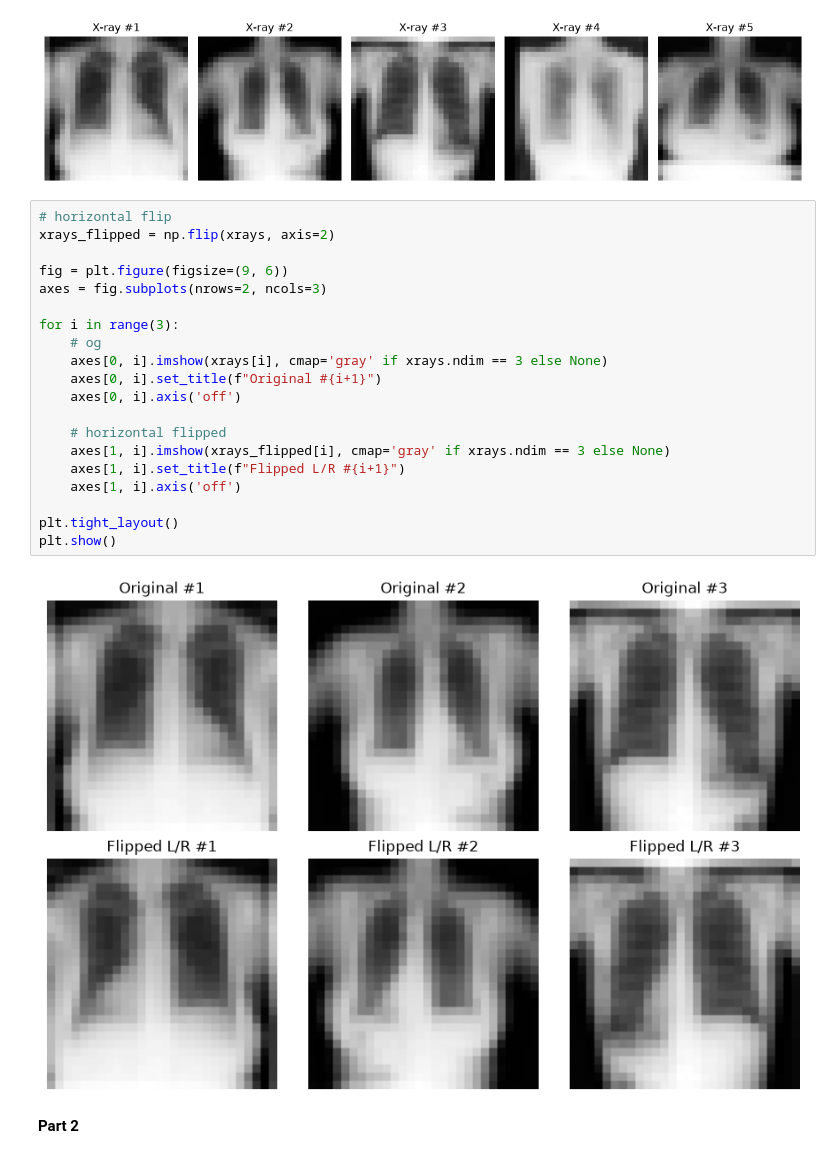
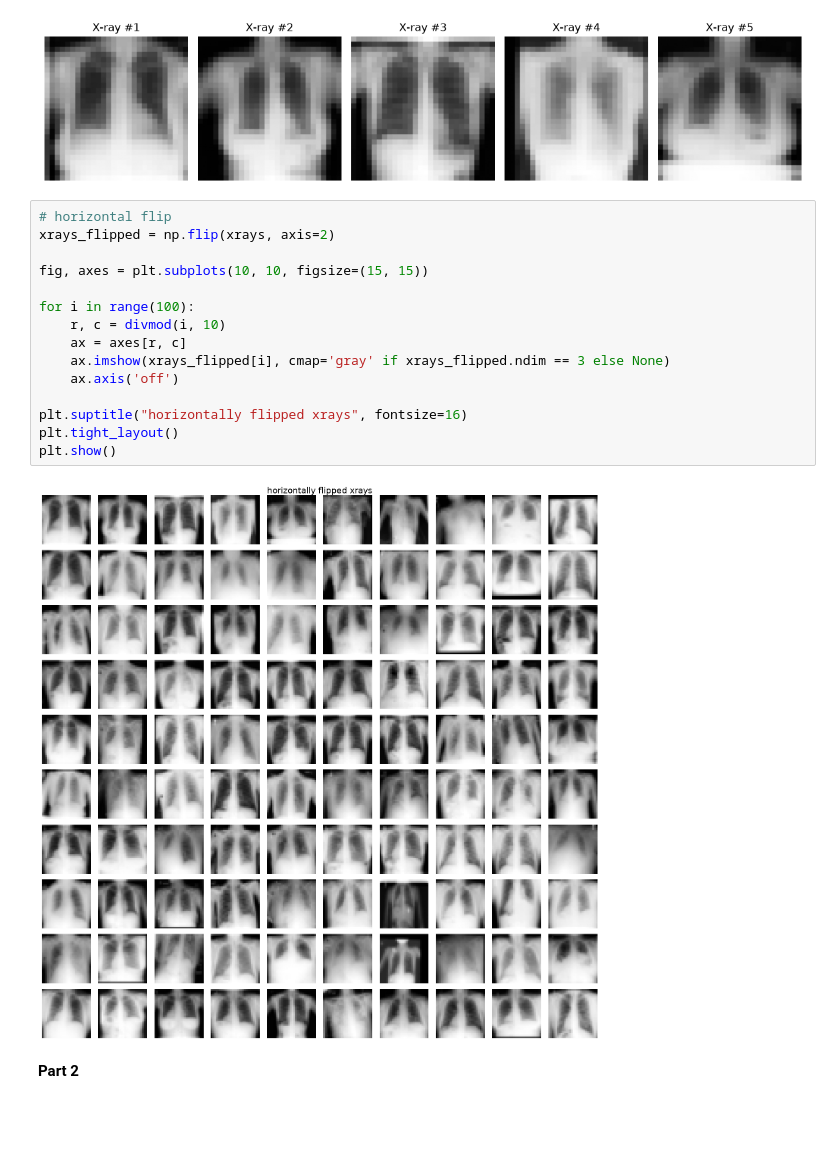
Before and after one commit to sramirez44/Assignment-6, a Jupyter notebook: Assignment6.ipynb, the cells around one changed output. Drawn from its saved outputs; the diff is of its cells as text; blank space fills up the shorter version.

Commit message:
100 horizontal flips

```diff
--- a/Assignment6.ipynb
+++ b/Assignment6.ipynb
@@ -56,25 +56,20 @@ plt.show()
 # %%
 # horizontal flip
 xrays_flipped = np.flip(xrays, axis=2)
 
-fig = plt.figure(figsize=(9, 6))
-axes = fig.subplots(nrows=2, ncols=3)
+fig, axes = plt.subplots(10, 10, figsize=(15, 15))
 
-for i in range(3):
-    # og
-    axes[0, i].imshow(xrays[i], cmap='gray' if xrays.ndim == 3 else None)
-    axes[0, i].set_title(f"Original #{i+1}")
-    axes[0, i].axis('off')
+for i in range(100):
+    r, c = divmod(i, 10)
+    ax = axes[r, c]
+    ax.imshow(xrays_flipped[i], cmap='gray' if xrays_flipped.ndim == 3 else None)
+    ax.axis('off')
 
-    # horizontal flipped
-    axes[1, i].imshow(xrays_flipped[i], cmap='gray' if xrays.ndim == 3 else None)
-    axes[1, i].set_title(f"Flipped L/R #{i+1}")
-    axes[1, i].axis('off')
-
+plt.suptitle("horizontally flipped xrays", fontsize=16)
 plt.tight_layout()
 plt.show()
 # %% [output]
-[figure, old version]
+[figure, new version]
 # %% [markdown]
 **Part 2**
 # %%
```
